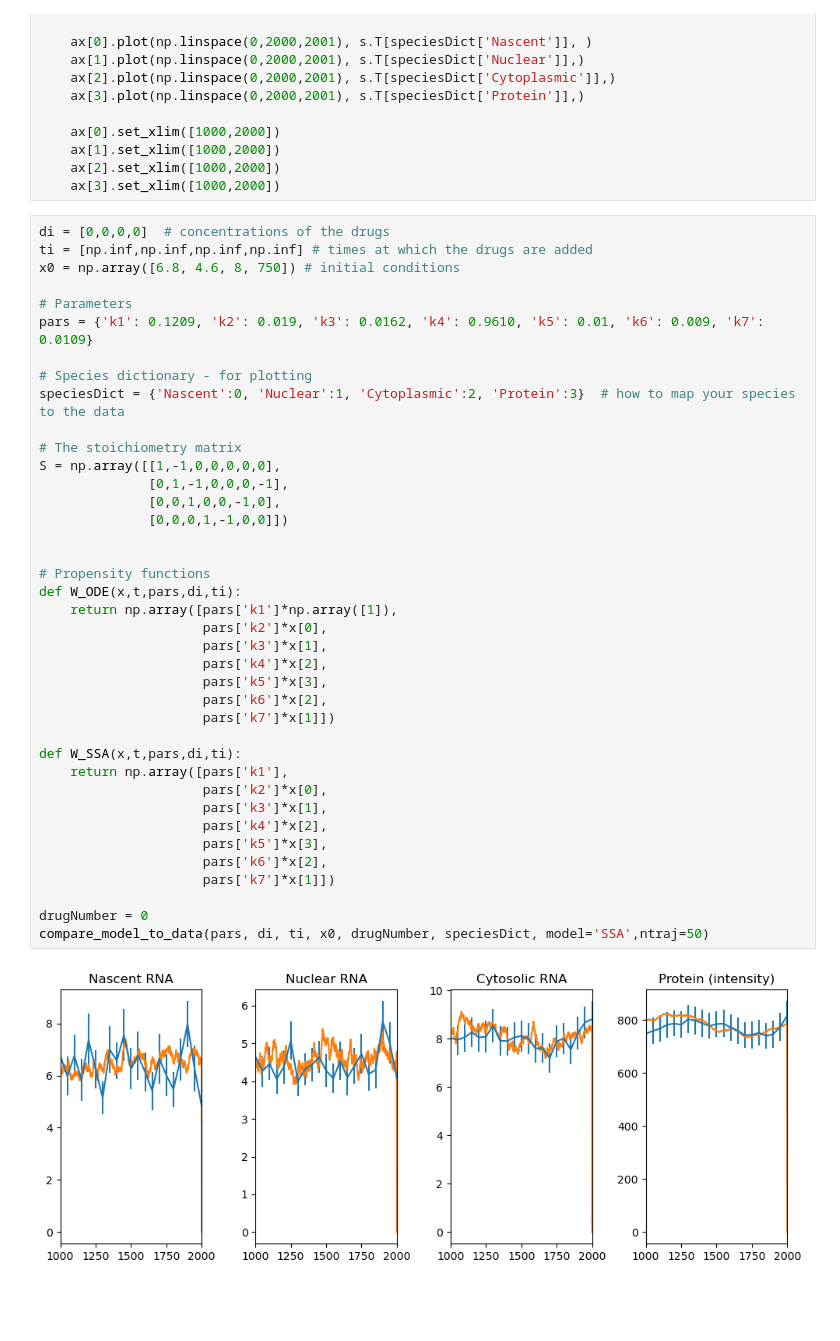
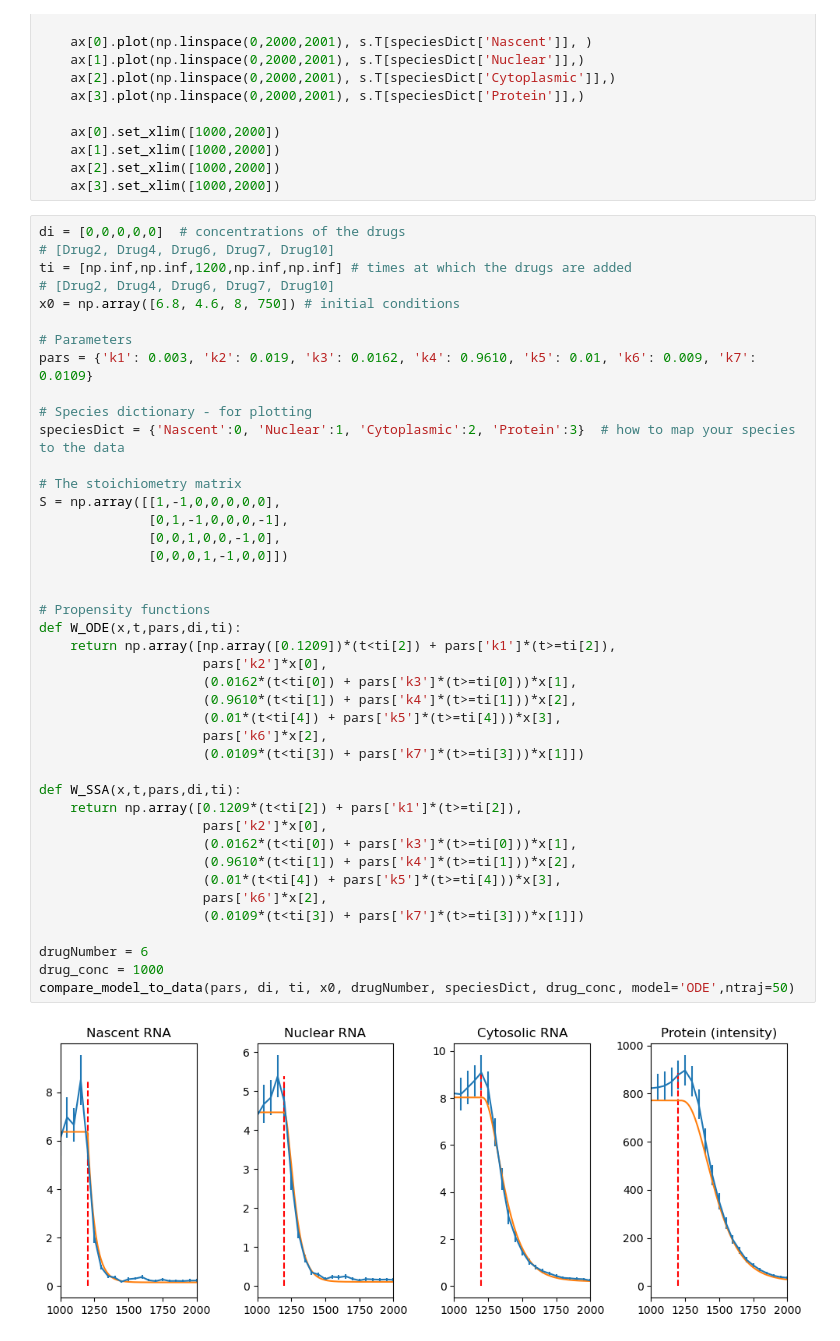
Before and after one commit to Munsky/UQbio2024_Team3, a Jupyter notebook: Codes/Parameter_Manual.ipynb, the cells around one changed output. Saved outputs shown, nothing was run; the diff lists cells and outputs as text; blank space fills up the shorter version.

```diff
--- a/Codes/Parameter_Manual.ipynb
+++ b/Codes/Parameter_Manual.ipynb
@@ -149,43 +149,46 @@ def compare_model_to_data(pars,di,ti, x0, drug_number, speciesDict, drug_conc =
     ax[2].set_xlim([1000,2000])
     ax[3].set_xlim([1000,2000])
 # %%
-di = [0,0,0,0]  # concentrations of the drugs
-ti = [np.inf,np.inf,np.inf,np.inf] # times at which the drugs are added
+di = [0,0,0,0,0]  # concentrations of the drugs
+# [Drug2, Drug4, Drug6, Drug7, Drug10]
+ti = [np.inf,np.inf,1200,np.inf,np.inf] # times at which the drugs are added
+# [Drug2, Drug4, Drug6, Drug7, Drug10]
 x0 = np.array([6.8, 4.6, 8, 750]) # initial conditions
 
 # Parameters
-pars = {'k1': 0.1209, 'k2': 0.019, 'k3': 0.0162, 'k4': 0.9610, 'k5': 0.01, 'k6': 0.009, 'k7': 0.0109}
+pars = {'k1': 0.003, 'k2': 0.019, 'k3': 0.0162, 'k4': 0.9610, 'k5': 0.01, 'k6': 0.009, 'k7': 0.0109}
 
 # Species dictionary - for plotting
 speciesDict = {'Nascent':0, 'Nuclear':1, 'Cytoplasmic':2, 'Protein':3}  # how to map your species to the data
 
 # The stoichiometry matrix
 S = np.array([[1,-1,0,0,0,0,0],
               [0,1,-1,0,0,0,-1],
               [0,0,1,0,0,-1,0],
               [0,0,0,1,-1,0,0]])
 
 
 # Propensity functions
 def W_ODE(x,t,pars,di,ti):
-    return np.array([pars['k1']*np.array([1]),
+    return np.array([np.array([0.1209])*(t<ti[2]) + pars['k1']*(t>=ti[2]),
                      pars['k2']*x[0],
-                     pars['k3']*x[1],
-                     pars['k4']*x[2],
-                     pars['k5']*x[3],
+                     (0.0162*(t<ti[0]) + pars['k3']*(t>=ti[0]))*x[1],
+                     (0.9610*(t<ti[1]) + pars['k4']*(t>=ti[1]))*x[2],
+                     (0.01*(t<ti[4]) + pars['k5']*(t>=ti[4]))*x[3],
                      pars['k6']*x[2],
-                     pars['k7']*x[1]])
+                     (0.0109*(t<ti[3]) + pars['k7']*(t>=ti[3]))*x[1]])
 
 def W_SSA(x,t,pars,di,ti):
-    return np.array([pars['k1'],
+    return np.array([0.1209*(t<ti[2]) + pars['k1']*(t>=ti[2]),
                      pars['k2']*x[0],
-                     pars['k3']*x[1],
-                     pars['k4']*x[2],
-                     pars['k5']*x[3],
+                     (0.0162*(t<ti[0]) + pars['k3']*(t>=ti[0]))*x[1],
+                     (0.9610*(t<ti[1]) + pars['k4']*(t>=ti[1]))*x[2],
+                     (0.01*(t<ti[4]) + pars['k5']*(t>=ti[4]))*x[3],
                      pars['k6']*x[2],
-                     pars['k7']*x[1]])
+                     (0.0109*(t<ti[3]) + pars['k7']*(t>=ti[3]))*x[1]])
 
-drugNumber = 0
-compare_model_to_data(pars, di, ti, x0, drugNumber, speciesDict, model='SSA',ntraj=50)
+drugNumber = 6
+drug_conc = 1000
+compare_model_to_data(pars, di, ti, x0, drugNumber, speciesDict, drug_conc, model='ODE',ntraj=50)
 # %% [output]
-[figure, old version]
+[figure, new version]
```
